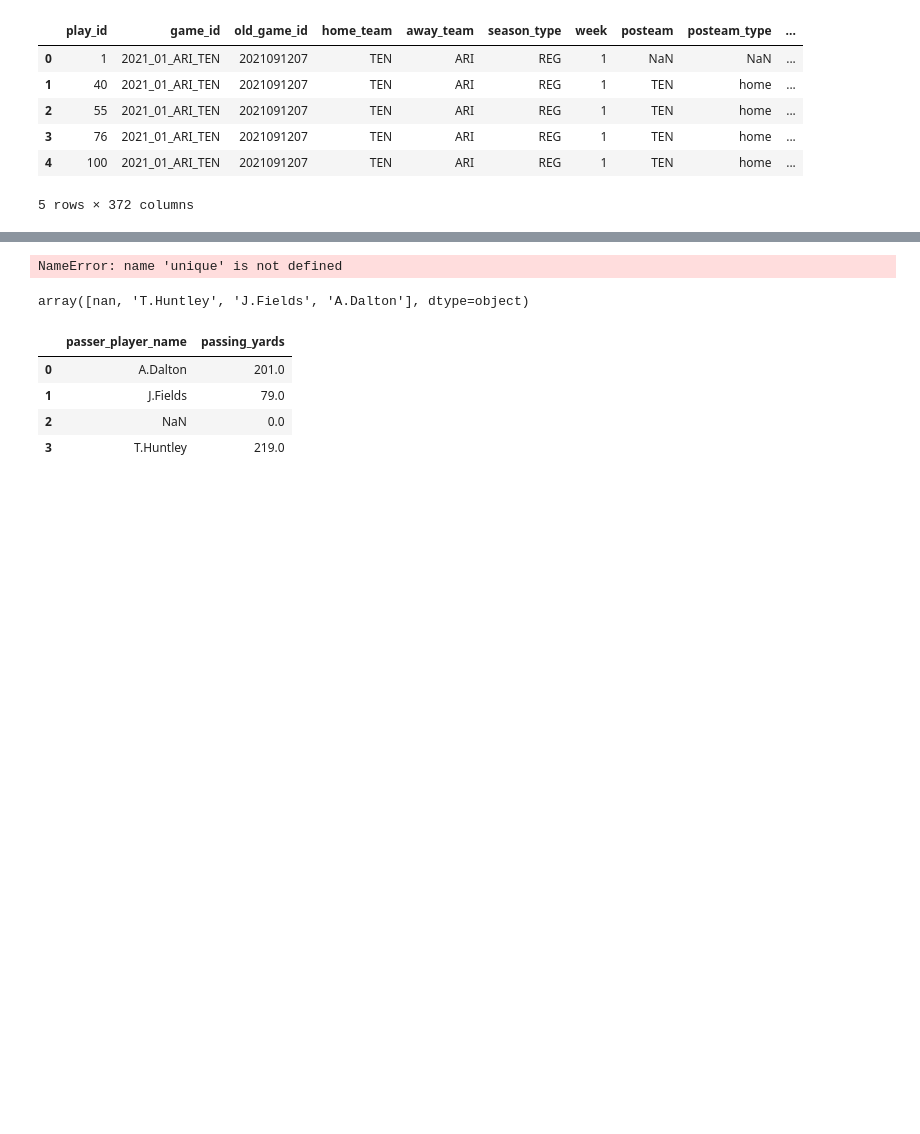
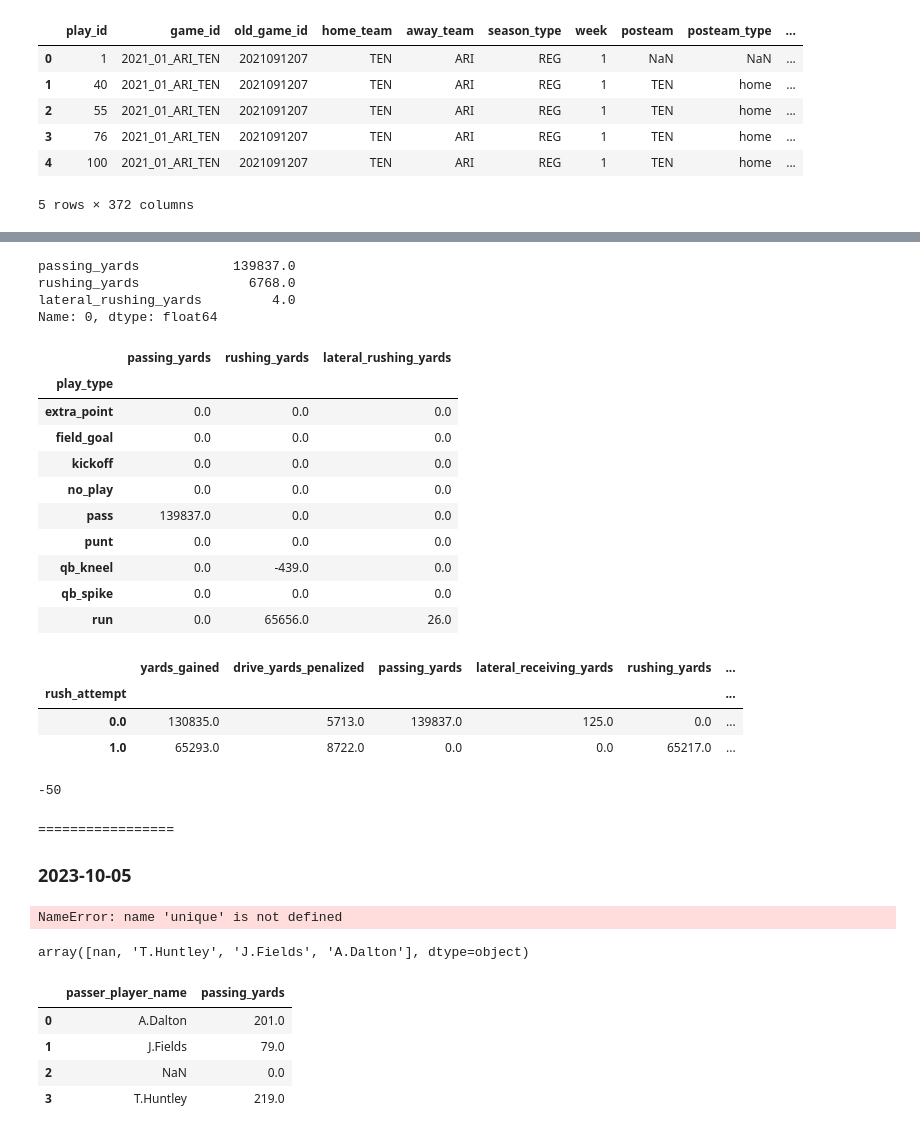
Before and after one commit to stokyv/nfl-utils, a Jupyter notebook: qb-analysis.ipynb, the cells around one changed output, grey strips where cells are left out. Drawn from its saved outputs; the diff is of its cells as text; code cells hidden in the pictures; blank space fills up the shorter version.

```diff
--- a/qb-analysis.ipynb
+++ b/qb-analysis.ipynb
@@ -60,0 +165,36 @@ data.head()
+# %%
+r1.loc[0]
+# %% [output]
+passing_yards            139837.0
+rushing_yards              6768.0
+lateral_rushing_yards         4.0
+Name: 0, dtype: float64
+# %%
+r1 = data.groupby(['play_type'])[['passing_yards','rushing_yards', 'lateral_rushing_yards']].sum()
+r1
+# %% [output]
+|  | passing_yards | rushing_yards | lateral_rushing_yards |
+| play_type |  |  |  |
+| extra_point | 0.0 | 0.0 | 0.0 |
+| field_goal | 0.0 | 0.0 | 0.0 |
+| kickoff | 0.0 | 0.0 | 0.0 |
+| no_play | 0.0 | 0.0 | 0.0 |
+| pass | 139837.0 | 0.0 | 0.0 |
+| punt | 0.0 | 0.0 | 0.0 |
+| qb_kneel | 0.0 | -439.0 | 0.0 |
+| qb_spike | 0.0 | 0.0 | 0.0 |
+| run | 0.0 | 65656.0 | 26.0 |
+# %%
+data.groupby(['rush_attempt'])[['yards_gained','drive_yards_penalized','passing_yards', 'lateral_receiving_yards','rushing_yards', 'lateral_rushing_yards']].sum()
+# %% [output]
+|  | yards_gained | drive_yards_penalized | passing_yards | lateral_receiving_yards | rushing_yards | ... |
+| rush_attempt |  |  |  |  |  | ... |
+| 0.0 | 130835.0 | 5713.0 | 139837.0 | 125.0 | 0.0 | ... |
+| 1.0 | 65293.0 | 8722.0 | 0.0 | 0.0 | 65217.0 | ... |
+# %%
+65217+26-65293
+# %% [output]
+-50
+# %% [markdown]
+=================
+### 2023-10-05
```
Also changed, not shown: parts of 14 cells of this notebook, 3 other files.
